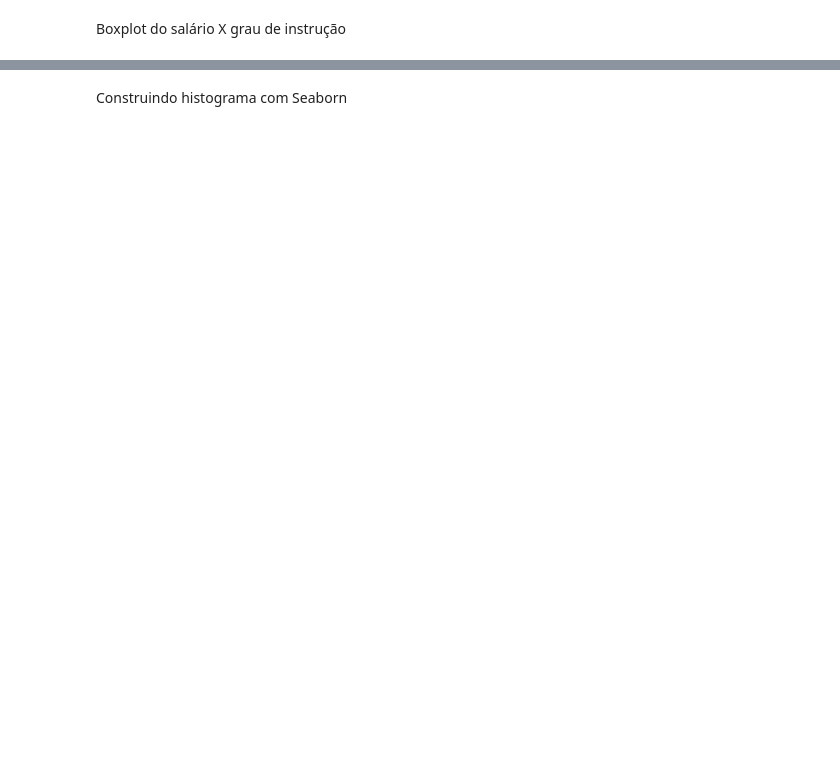
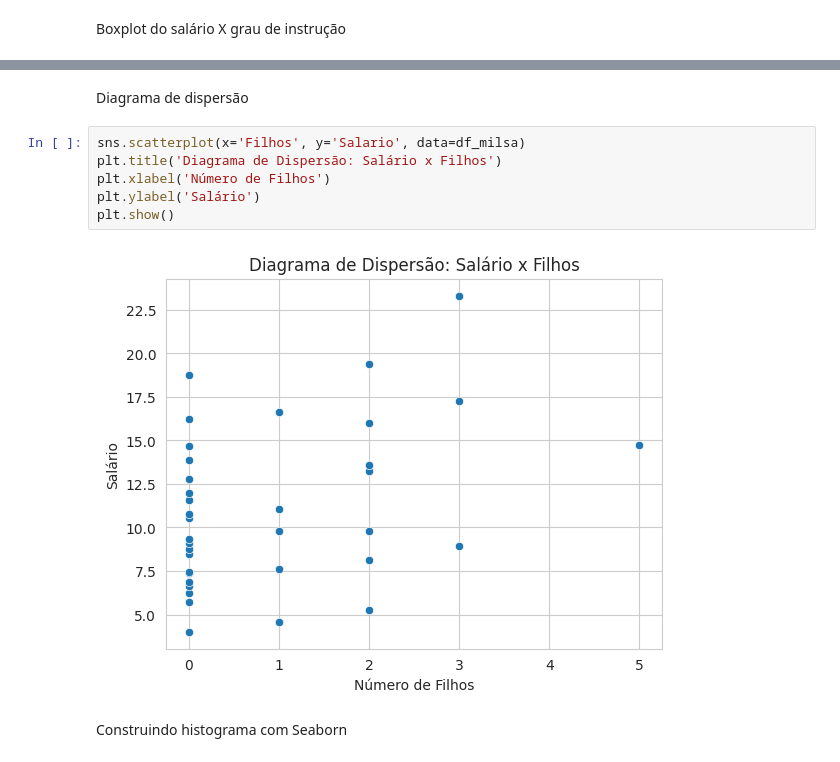
Before and after one commit to pirgus/Analise-Exploratoria-de-Dados, a Jupyter notebook: analise_exploratoria.ipynb, the cells around one changed output, grey strips where cells are left out. Saved outputs shown, nothing was run; the diff lists cells and outputs as text; blank space fills up the shorter version.

```diff
--- a/analise_exploratoria.ipynb
+++ b/analise_exploratoria.ipynb
@@ -961,2 +1190,12 @@ Passing `palette` without assigning `hue` is deprecated and will be removed in v
+# %% [markdown]
+Diagrama de dispersão
+# %%
+sns.scatterplot(x='Filhos', y='Salario', data=df_milsa)
+plt.title('Diagrama de Dispersão: Salário x Filhos')
+plt.xlabel('Número de Filhos')
+plt.ylabel('Salário')
+plt.show()
+# %% [output]
+[figure, added]
 # %% [markdown]
 Construindo histograma com Seaborn
```
Also changed, not shown: parts of 24 cells of this notebook.
